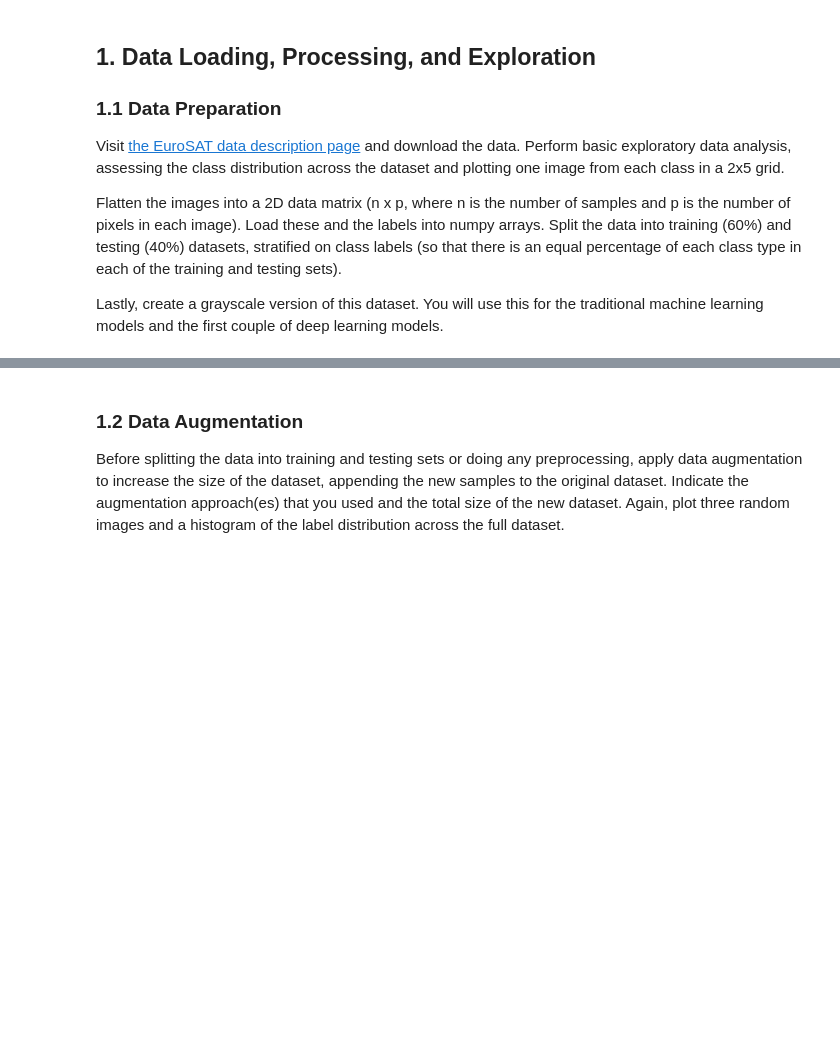
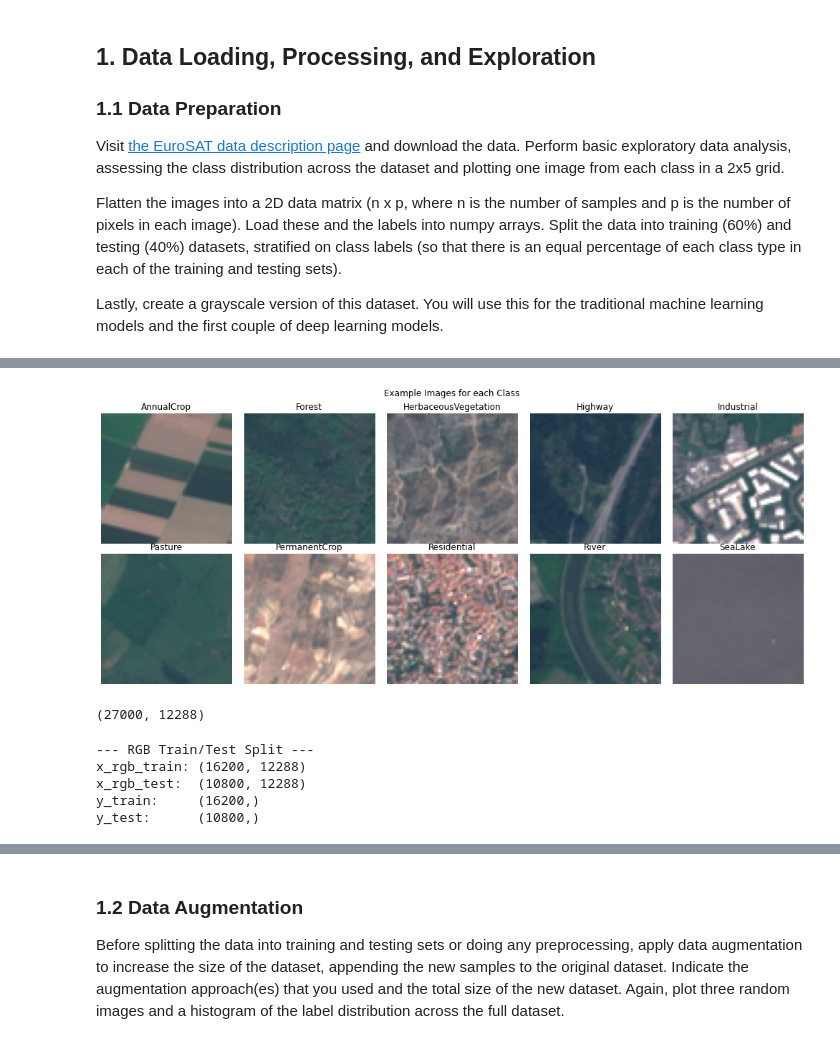
Before and after one commit to kakumanus/musa-650-spring2026, a Jupyter notebook: assignments/eurosat.ipynb, the cells around one changed output, grey strips where cells are left out. Saved outputs shown, nothing was run; the diff lists cells and outputs as text; code cells hidden in the pictures; blank space fills up the shorter version.

```diff
--- a/assignments/eurosat.ipynb
+++ b/assignments/eurosat.ipynb
@@ -25,0 +120,53 @@ Lastly, create a grayscale version of this dataset. You will use this for the tr
+# %%
+# class images
+
+plt.figure(figsize =(14,6))
+for i, class_name in enumerate(class_names):
+    idx = np.random.choice(np.where(y == i)[0])
+
+    plt.subplot(2,5,i + 1)
+    plt.imshow(x[idx])
+    plt.title(class_name)
+    plt.axis('off')
+
+plt.suptitle("Example Images for each Class")
+plt.tight_layout()
+plt.show()
+# %% [output]
+[figure, added]
+# %%
+# flatten images into 2D arrays
+N, H, W, C = x.shape
+x_rgb = x.reshape(N, H * W * C).astype(np.float32) / 255.0   # (N, 64*64*3)
+
+print(x_rgb.shape)
+# %% [output]
+(27000, 12288)
+# %%
+# train test split
+
+idx = np.arange(N)
+
+train_idx, test_idx = train_test_split(
+    idx,
+    test_size=0.4,
+    stratify=y,
+    random_state=42
+)
+
+x_rgb_train = x_rgb[train_idx]
+x_rgb_test = x_rgb[test_idx]
+y_train = y[train_idx]
+y_test = y[test_idx]
+
+print("\n--- RGB Train/Test Split ---")
+print("x_rgb_train:", x_rgb_train.shape)
+print("x_rgb_test: ", x_rgb_test.shape)
+print("y_train:    ", y_train.shape)
+print("y_test:     ", y_test.shape)
+# %% [output]
+--- RGB Train/Test Split ---
+x_rgb_train: (16200, 12288)
+x_rgb_test:  (10800, 12288)
+y_train:     (16200,)
+y_test:      (10800,)
```
Also changed, not shown: parts of 9 cells of this notebook, 1 other file.
